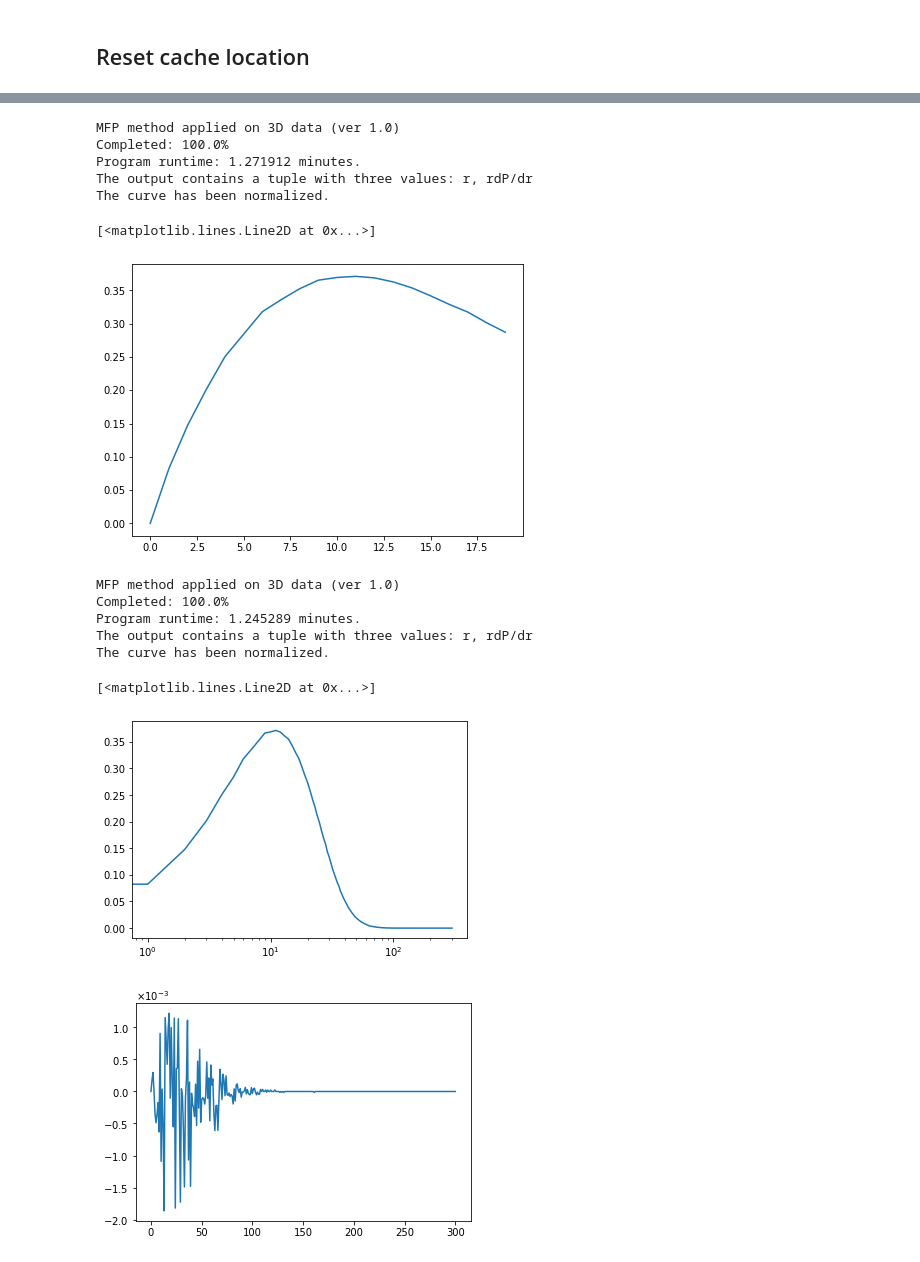
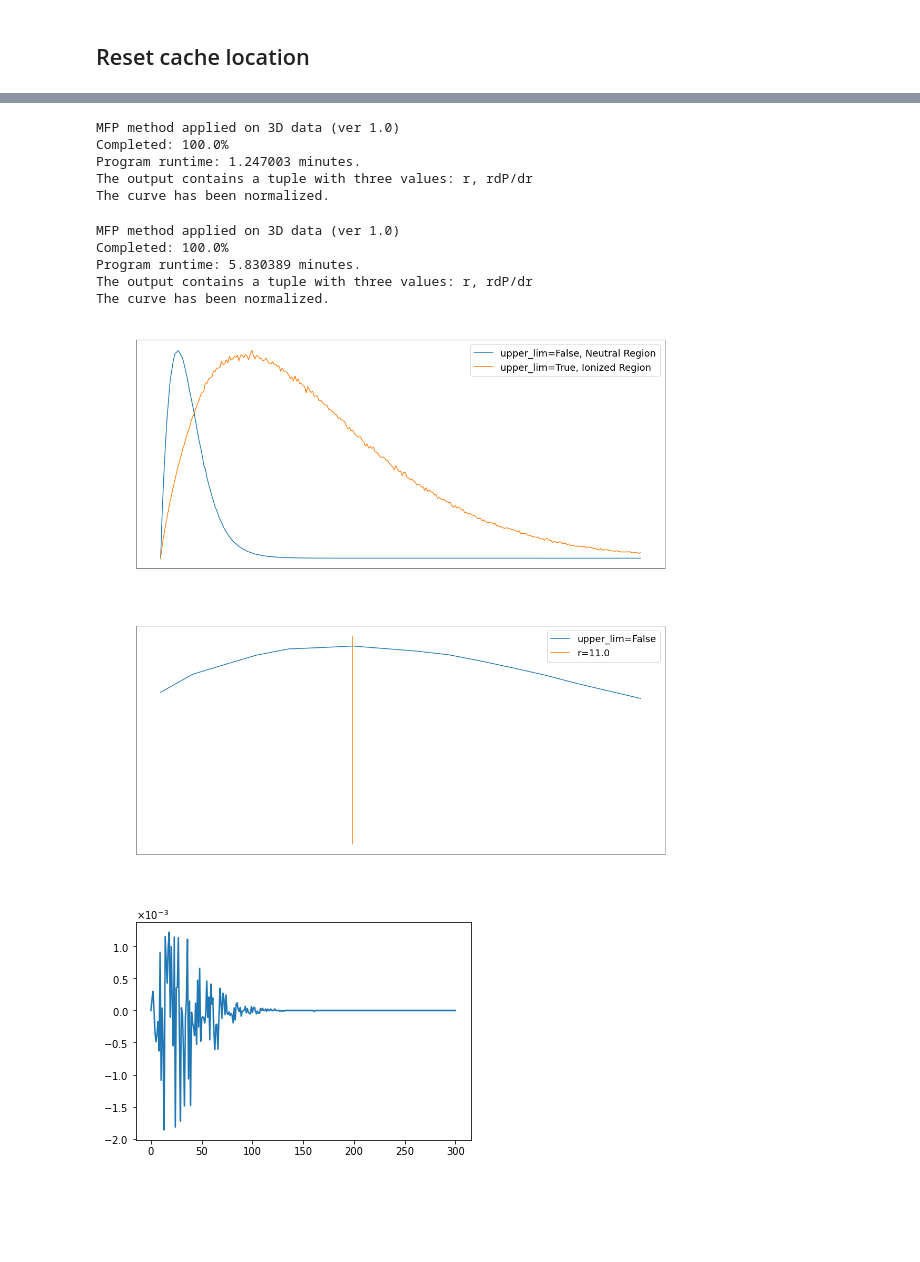
Before and after one commit to tommychinwj/HI_characterization, a Jupyter notebook: Experiment_code.ipynb, the cells around one changed output, grey strips where cells are left out. Saved outputs shown, nothing was run; the diff lists cells and outputs as text; code cells hidden in the pictures; blank space fills up the shorter version.

```diff
--- a/Experiment_code.ipynb
+++ b/Experiment_code.ipynb
@@ -833,3 +833,3 @@ Execution time = 0:08:50.567684
 # %%
 redshift=6.5
-ionized = p21c.ionize_box(redshift=redshift, init_boxes=init_cond).xH_box
+neutral_frac_box = p21c.ionize_box(redshift=redshift, init_boxes=init_cond).xH_box
@@ -838,29 +836,41 @@ xHII = ionized>0.5
 # %%
-r_mfp, dn_mfp = t2c.mfp(xHII, boxsize=BOX_LEN)
+r_mfpFalse, dn_mfpFalse = t2c.mfp(neutral_frac_box, boxsize=BOX_LEN, upper_lim=False)
 # %% [output]
 MFP method applied on 3D data (ver 1.0)
 Completed: 100.0%
-Program runtime: 1.271912 minutes.
+Program runtime: 1.247003 minutes.
 The output contains a tuple with three values: r, rdP/dr
 The curve has been normalized.
-# %%
-plt.plot(r_mfp[:20], dn_mfp[:20])
-# %% [output]
-[<matplotlib.lines.Line2D at 0x...>]
-[figure, removed]
 # %%
-r_mfpIon, dn_mfpIon = t2c.mfp(ionized, boxsize=BOX_LEN)
+r_mfpTrue, dn_mfpTrue = t2c.mfp(neutral_frac_box, boxsize=BOX_LEN, upper_lim=True)
 # %% [output]
 MFP method applied on 3D data (ver 1.0)
 Completed: 100.0%
-Program runtime: 1.245289 minutes.
+Program runtime: 5.830389 minutes.
 The output contains a tuple with three values: r, rdP/dr
 The curve has been normalized.
-# %%
-plt.semilogx(r_mfpIon, dn_mfpIon)
-# %% [output]
-[<matplotlib.lines.Line2D at 0x...>]
-[figure, removed]
+# %%
+color = 'white'
+
+fig, axes = plt.subplots(2, 1, figsize=(18, 18), gridspec_kw={"hspace":0.25},
+)
+axes.flatten()[0].plot(r_mfpFalse, dn_mfpFalse, label='upper_lim=False, Neutral Region')
+axes.flatten()[0].plot(r_mfpTrue, dn_mfpTrue, label='upper_lim=True, Ionized Region')
+axes.flatten()[0].tick_params(color=color, labelcolor=color)
+axes.flatten()[0].set_xlabel('$R$ (Mpc)', color=color)
+axes.flatten()[0].set_ylabel('$R\mathrm{d}P/\mathrm{d}R$', color=color)
+axes.flatten()[0].set_title(f'Region Size Distribution of Neutral Fraction Box, z={redshift}', color=color)
+axes.flatten()[0].legend()
+axes.flatten()[1].plot(r_mfpFalse[5:21], dn_mfpFalse[5:21], label='upper_lim=False')
+axes.flatten()[1].plot([r_mfpFalse[np.argmax(dn_mfpFalse)]]*2, [min(dn_mfpFalse),1.05*max(dn_mfpFalse)], label=f'r={r_mfpFalse[np.argmax(dn_mfpFalse)]}')
+axes.flatten()[1].tick_params(color=color, labelcolor=color)
+axes.flatten()[1].set_xlabel('$R$ (Mpc)', color=color)
+axes.flatten()[1].set_ylabel('$R\mathrm{d}P/\mathrm{d}R$', color=color)
+axes.flatten()[1].set_title('Zoomed in on upper_lim=False', color=color)
+axes.flatten()[1].legend()
+plt.rcParams['font.size'] = 18
+# %% [output]
+[figure, added]
 # %%
 plt.plot(r_mfpIon, dn_mfpIon-dn_mfp)
 plt.ticklabel_format(axis='y', style='sci', scilimits=(0,0), useMathText=True)
```
Also changed, not shown: parts of 10 cells of this notebook, 1 other file.
